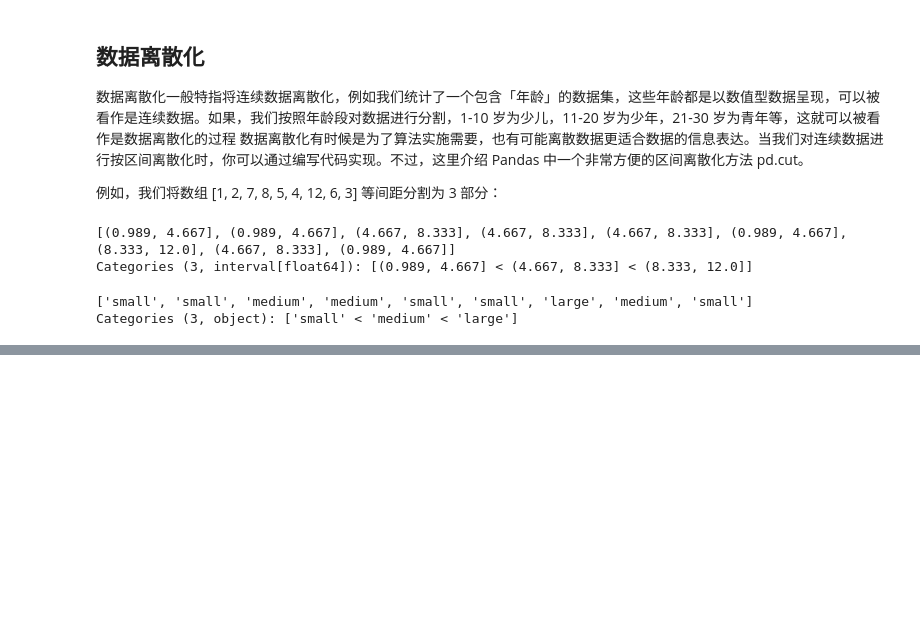
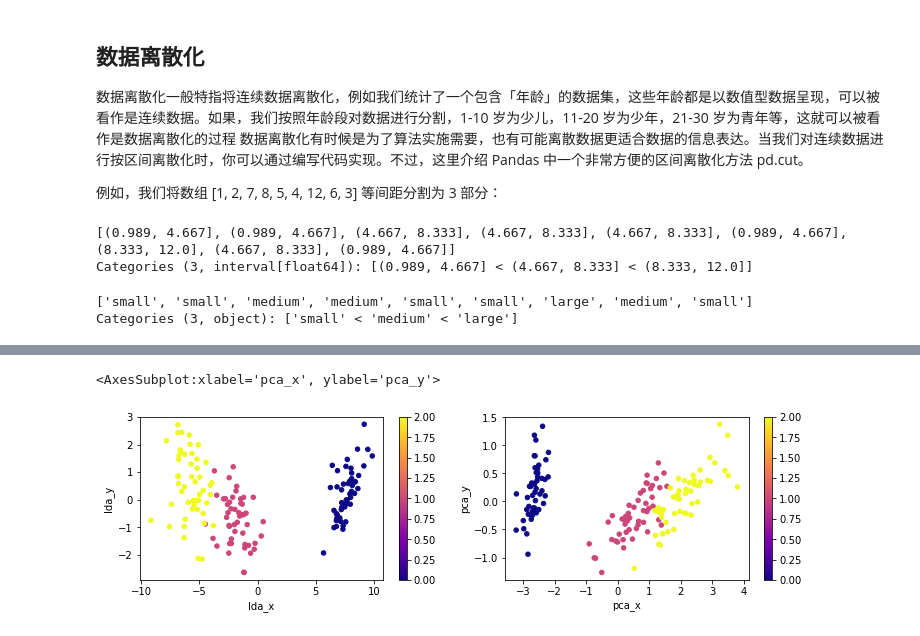
Before and after one commit to libchaos/data-learning, a Jupyter notebook: 数据预处理.ipynb, the cells around one changed output, grey strips where cells are left out. Cells and saved outputs as stored; diff of their text form; code cells hidden in the pictures; blank space fills up the shorter version.

```diff
--- a/数据预处理.ipynb
+++ b/数据预处理.ipynb
@@ -758,0 +832,8 @@ Categories (3, object): ['small' < 'medium' < 'large']
+# %%
+from sklearn.discriminant_analysis import LinearDiscriminantAnalysis
+
+iris_lda = LinearDiscriminantAnalysis(
+    n_components=2).fit_transform(iris_df, iris.target)  # lda 降 2 维
+
+iris_lda = pd.DataFrame(iris_lda, columns=['lda_x', 'lda_y'])  # 整理 DataFrame
+iris_lda
@@ -758,0 +854,9 @@ Categories (3, object): ['small' < 'medium' < 'large']
+# %%
+fig, axes = plt.subplots(ncols=2, nrows=1, figsize=(12, 3))
+iris_lda.plot.scatter(x='lda_x', y='lda_y', c=iris.target,
+                      cmap='plasma', ax=axes[0])  # 数据点着色
+iris_pca.plot.scatter(x='pca_x', y='pca_y', c=iris.target,
+                      cmap='plasma', ax=axes[1])  # 数据点着色
+# %% [output]
+<AxesSubplot:xlabel='pca_x', ylabel='pca_y'>
+[figure, added]
```
Also changed, not shown: parts of 6 cells of this notebook.
